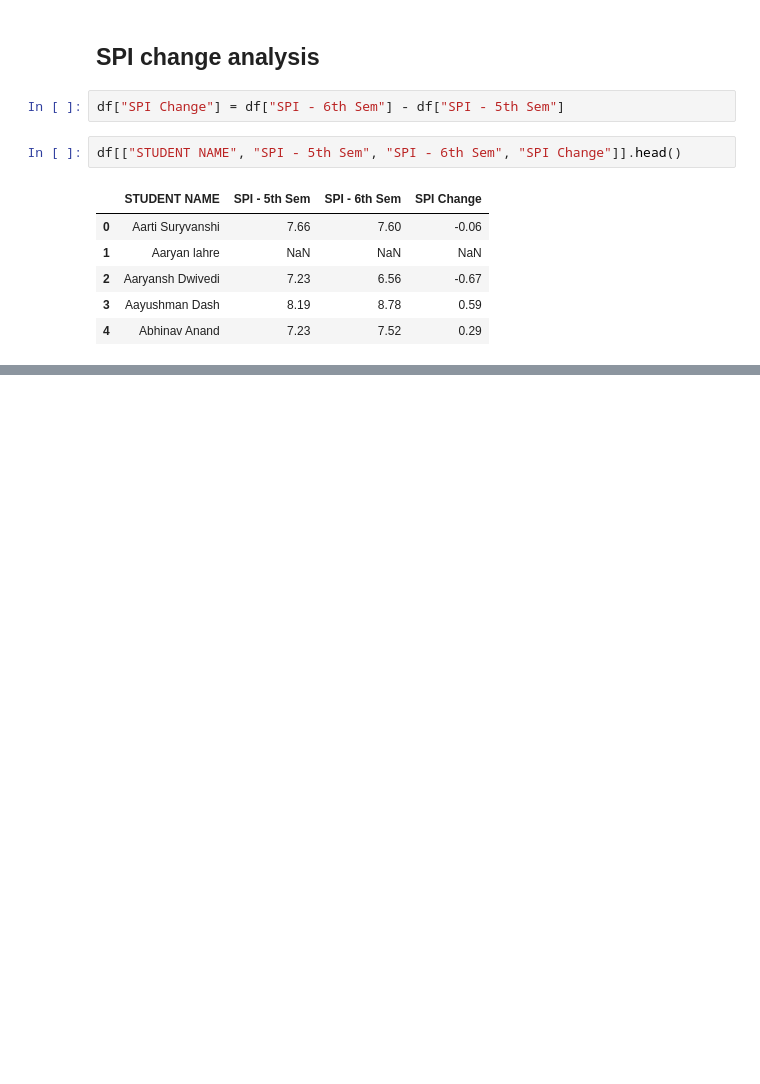
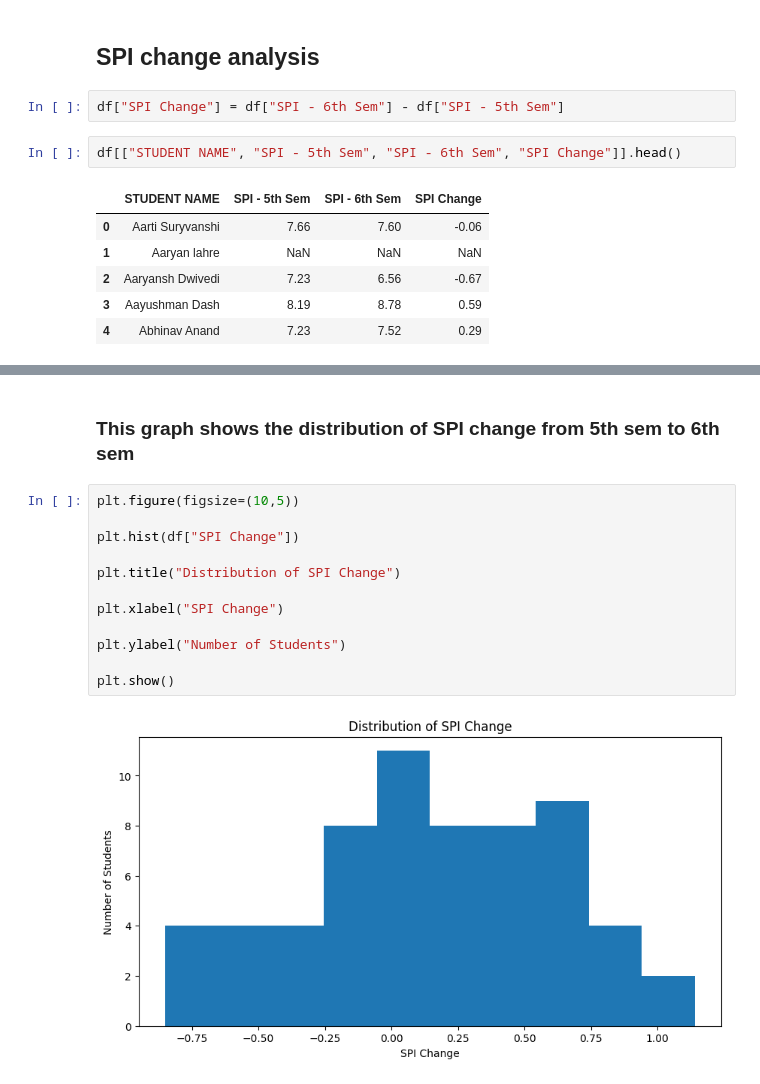
Before and after one commit to niya005/Class-Result-Analysis, a Jupyter notebook: class_result_analysis.ipynb, the cells around one changed output, grey strips where cells are left out. Cells and saved outputs as stored; diff of their text form; blank space fills up the shorter version.

```diff
--- a/class_result_analysis.ipynb
+++ b/class_result_analysis.ipynb
@@ -186,0 +220,16 @@ df.sort_values(by="SPI Change").head(10)
+# %% [markdown]
+### This graph shows the distribution of SPI change from 5th sem to 6th sem
+# %%
+plt.figure(figsize=(10,5))
+
+plt.hist(df["SPI Change"])
+
+plt.title("Distribution of SPI Change")
+
+plt.xlabel("SPI Change")
+
+plt.ylabel("Number of Students")
+
+plt.show()
+# %% [output]
+[figure, added]
```
Also changed, not shown: parts of 12 cells of this notebook, 3 other files.
